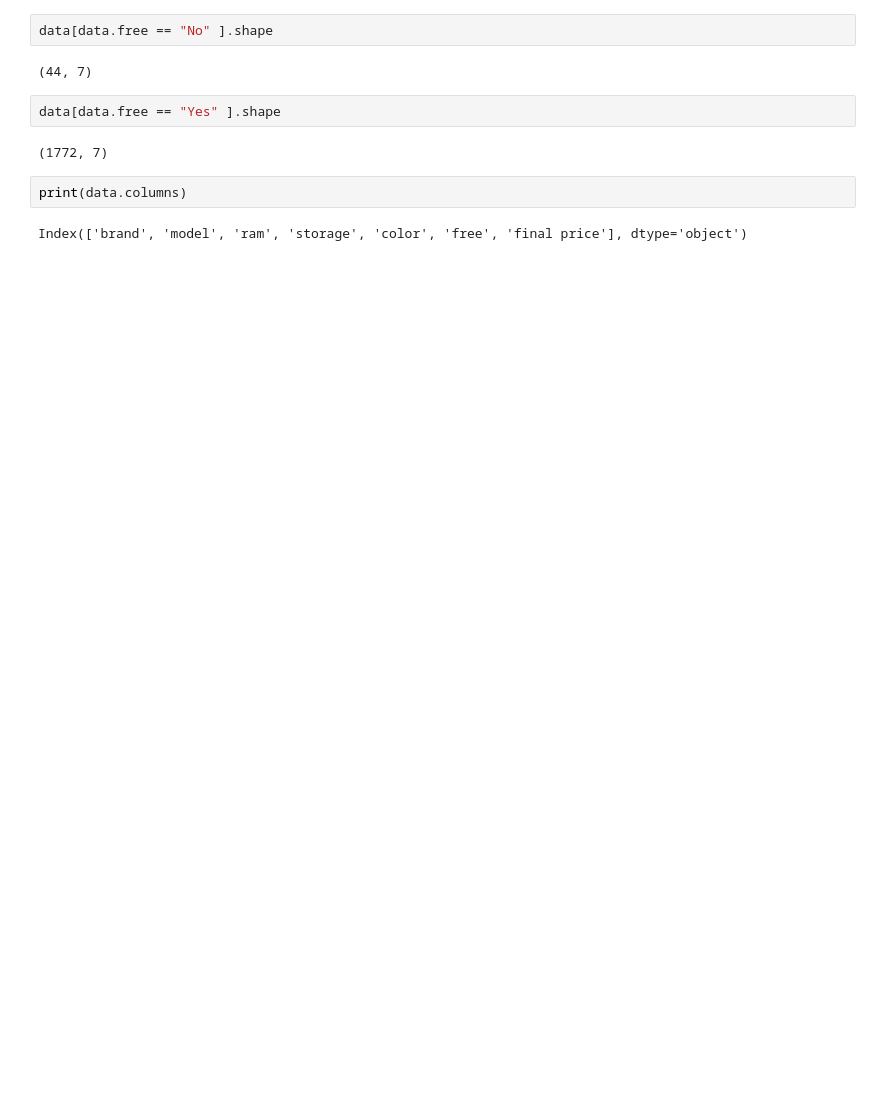
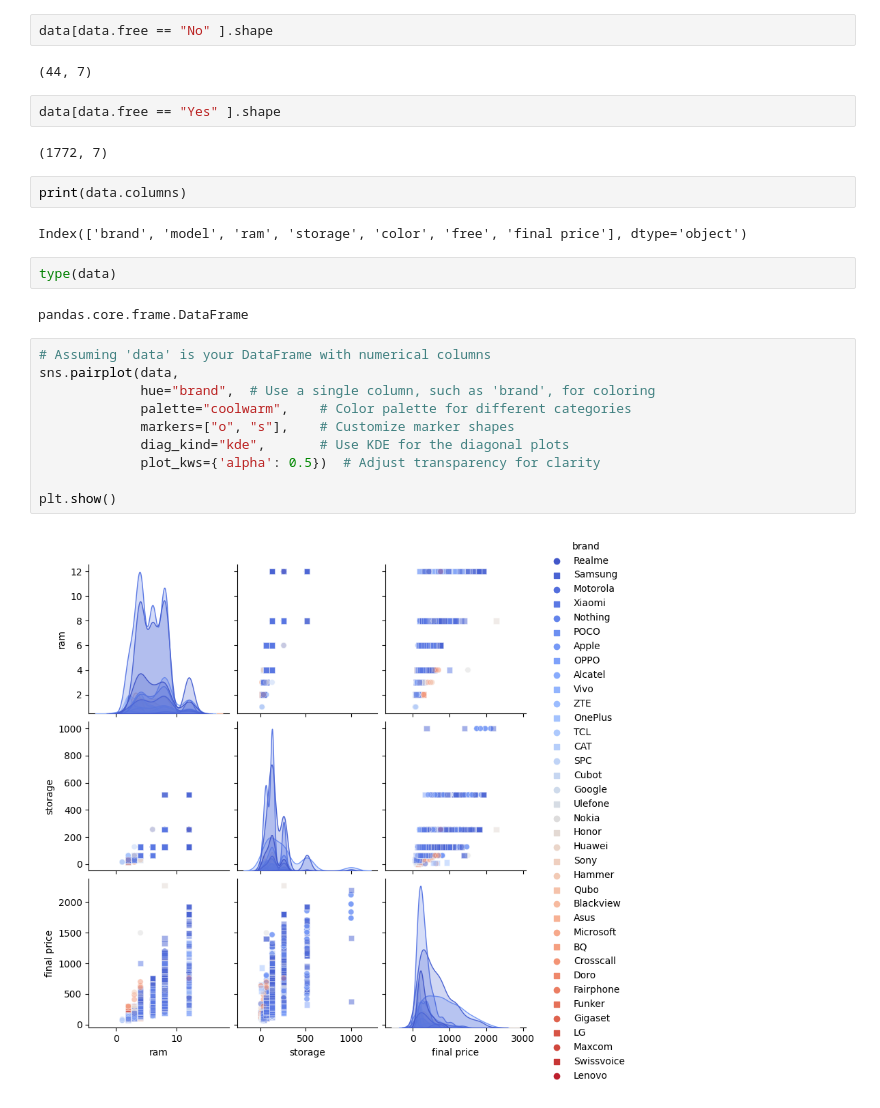
Before and after one commit to lalitssonawane/-Digital-Music-Store-Data-Analysis-using-SQL, a Jupyter notebook: smartphone-sales-prediction.ipynb, the cells around one changed output. Saved outputs shown, nothing was run; the diff lists cells and outputs as text; blank space fills up the shorter version.

```diff
--- a/smartphone-sales-prediction.ipynb
+++ b/smartphone-sales-prediction.ipynb
@@ -229,3 +229,19 @@ data[data.free == "Yes" ].shape
 print(data.columns)
 # %% [output]
 Index(['brand', 'model', 'ram', 'storage', 'color', 'free', 'final price'], dtype='object')
+# %%
+type(data)
+# %% [output]
+pandas.core.frame.DataFrame
+# %%
+# Assuming 'data' is your DataFrame with numerical columns
+sns.pairplot(data,
+             hue="brand",  # Use a single column, such as 'brand', for coloring
+             palette="coolwarm",    # Color palette for different categories
+             markers=["o", "s"],    # Customize marker shapes
+             diag_kind="kde",       # Use KDE for the diagonal plots
+             plot_kws={'alpha': 0.5})  # Adjust transparency for clarity
+
+plt.show()
+# %% [output]
+[figure, added]
```
Also changed, not shown: parts of 65 cells of this notebook.
